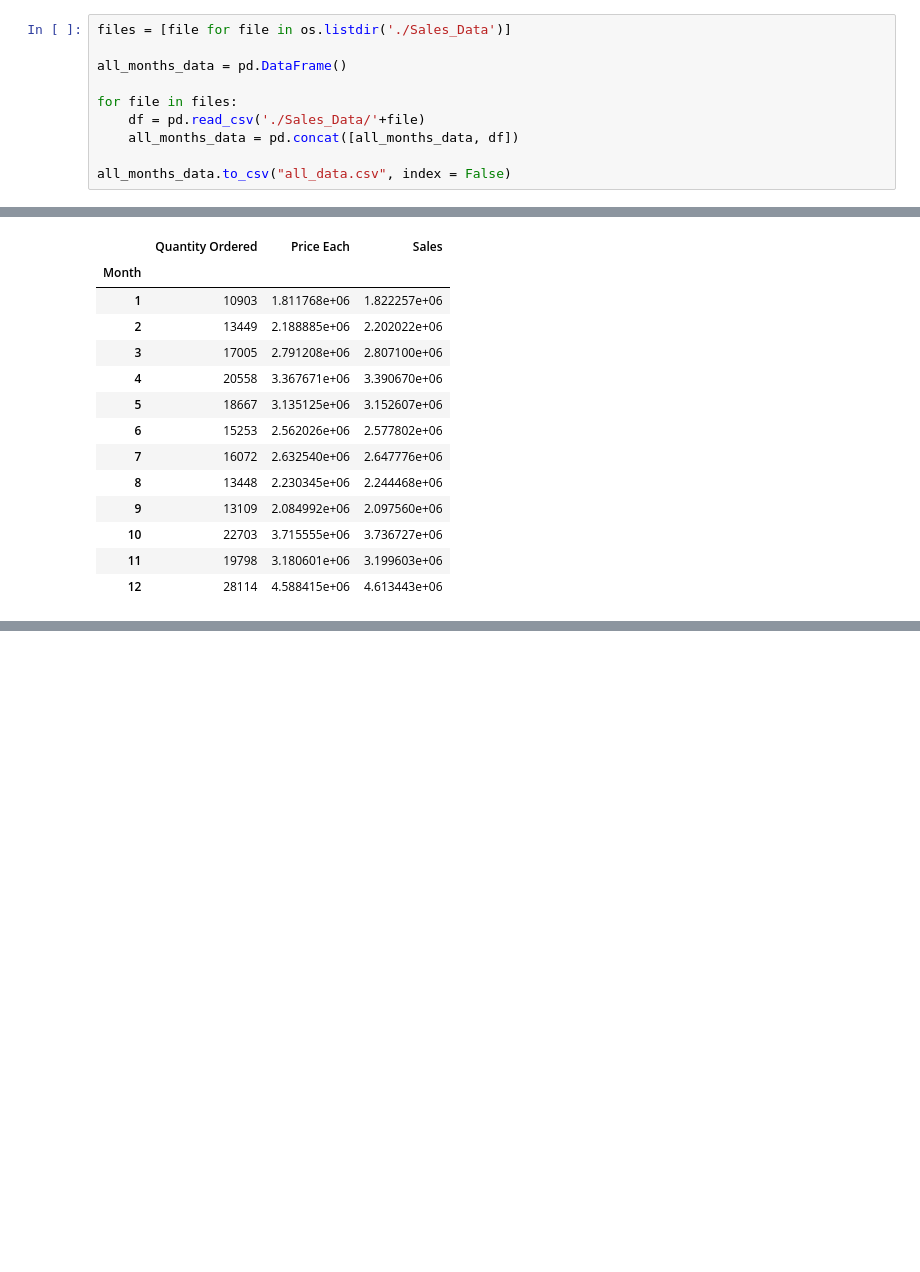
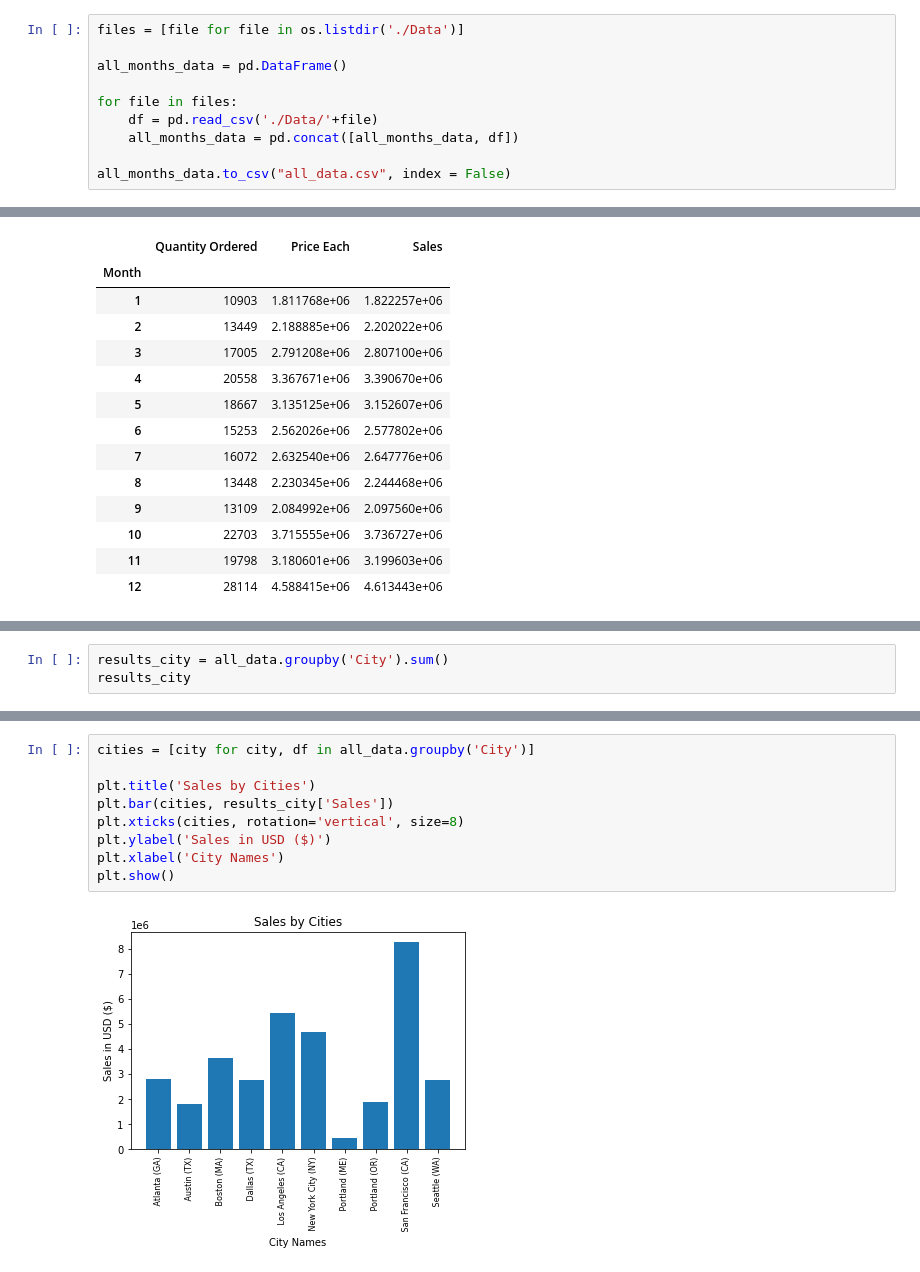
Before and after one commit to smit-sms/Sales-Analysis, a Jupyter notebook: Sales-Analysis.ipynb, the cells around one changed output, grey strips where cells are left out. Drawn from its saved outputs; the diff is of its cells as text; blank space fills up the shorter version.

```diff
--- a/Sales-Analysis.ipynb
+++ b/Sales-Analysis.ipynb
@@ -12,12 +14,12 @@ import calendar
 # %% [markdown]
 #### Merging 12 months of Sales Data into Single File csv
 # %%
-files = [file for file in os.listdir('./Sales_Data')]
+files = [file for file in os.listdir('./Data')]
 
 all_months_data = pd.DataFrame()
 
 for file in files:
-    df = pd.read_csv('./Sales_Data/'+file)
+    df = pd.read_csv('./Data/'+file)
     all_months_data = pd.concat([all_months_data, df])
 
 all_months_data.to_csv("all_data.csv", index = False)
@@ -145,0 +173,3 @@ plt.show()
+# %%
+results_city = all_data.groupby('City').sum()
+results_city
@@ -145,0 +189,11 @@ plt.show()
+# %%
+cities = [city for city, df in all_data.groupby('City')]
+
+plt.title('Sales by Cities')
+plt.bar(cities, results_city['Sales'])
+plt.xticks(cities, rotation='vertical', size=8)
+plt.ylabel('Sales in USD ($)')
+plt.xlabel('City Names')
+plt.show()
+# %% [output]
+[figure, added]
```
Also changed, not shown: parts of 17 cells of this notebook, 13 other files.
